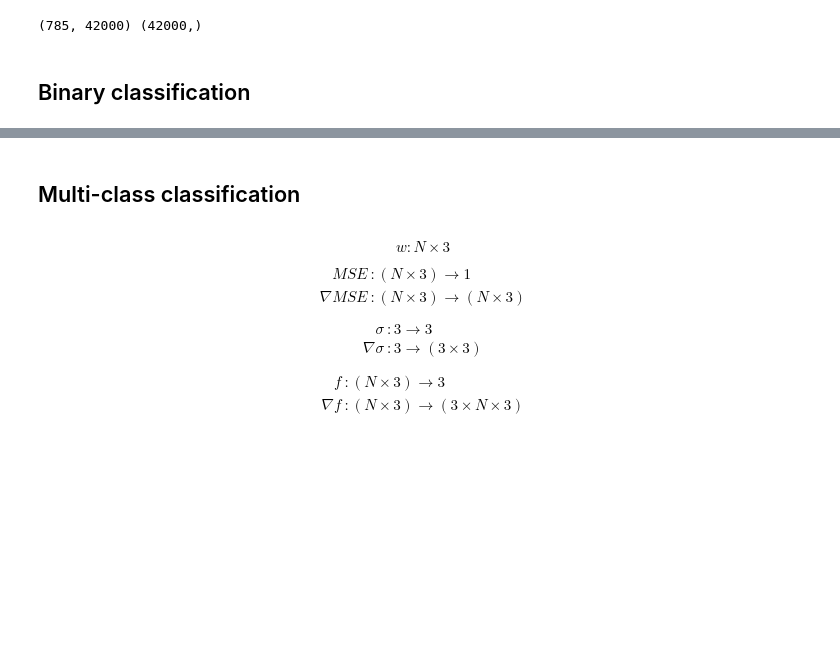
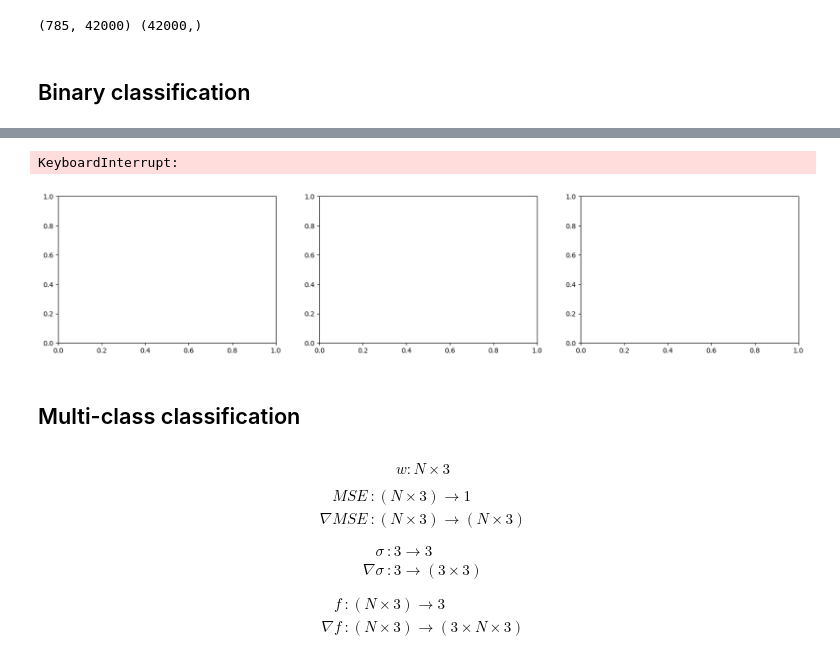
Before and after one commit to NotXia/unibo-smm-homework, a Jupyter notebook: homework3/2_sgd.ipynb, the cells around one changed output, grey strips where cells are left out. Saved outputs shown, nothing was run; the diff lists cells and outputs as text; code cells hidden in the pictures; blank space fills up the shorter version.

```diff
--- a/homework3/2_sgd.ipynb
+++ b/homework3/2_sgd.ipynb
@@ -224,3 +308,39 @@ SGD acc. = 0.9689772176442074 | GD acc. 0.9510421715947649
+# %%
+to_test_ratio = [0.95, 0.75, 0.5, 0.25, 0.01]
+
+for i, ratio in enumerate(to_test_ratio):
+    plt.figure(figsize=(20, 4))
+    ax1 = plt.subplot(1, 3, 1)
+    ax2 = plt.subplot(1, 3, 2)
+    ax3 = plt.subplot(1, 3, 3)
+
+    models_sgd, models_gd = trainModels(ratio)
+
+    plt.suptitle(f"Train ratio: {ratio}")
+
+    accuracies_sgd = accuracyHeatMapData(models_sgd)
+    accuracies_gd = accuracyHeatMapData(models_gd)
+    param_diffs = paramsDiffHeatMapData(models_sgd, models_gd)
+
+    ax1.set_title(f"Accuracy SGD")
+    sns.heatmap(accuracies_sgd, annot=True, ax=ax1,
+        cmap=sns.color_palette("flare", as_cmap=True),
+        vmin=min(np.min(accuracies_sgd), np.min(accuracies_gd)), vmax=max(np.max(accuracies_sgd), np.max(accuracies_gd))
+    )
+
+    ax2.set_title(f"Accuracy GD")
+    sns.heatmap(accuracies_gd, annot=True, ax=ax2,
+        cmap=sns.color_palette("flare", as_cmap=True),
+        vmin=min(np.min(accuracies_sgd), np.min(accuracies_gd)), vmax=max(np.max(accuracies_sgd), np.max(accuracies_gd))
+    )
+
+    ax3.set_title(f"SGD - GD parameters diff")
+    sns.heatmap(param_diffs, annot=True, ax=ax3, cmap=sns.color_palette("flare", as_cmap=True))
+
+    plt.show()
+# %% [output]
+KeyboardInterrupt:
+[figure, added]
 # %% [markdown]
 ## Multi-class classification
 # %% [markdown]
```
Also changed, not shown: parts of 14 cells of this notebook.
